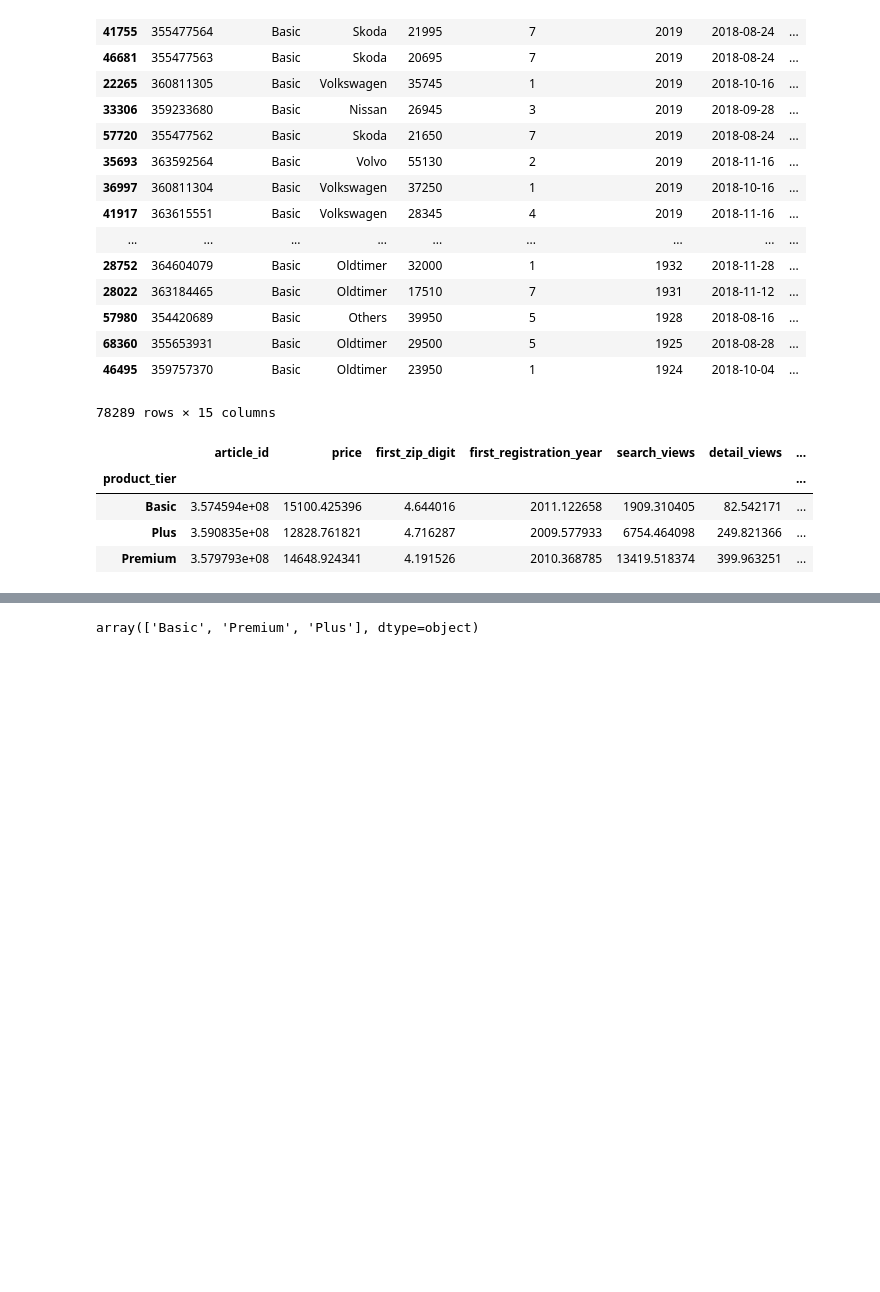
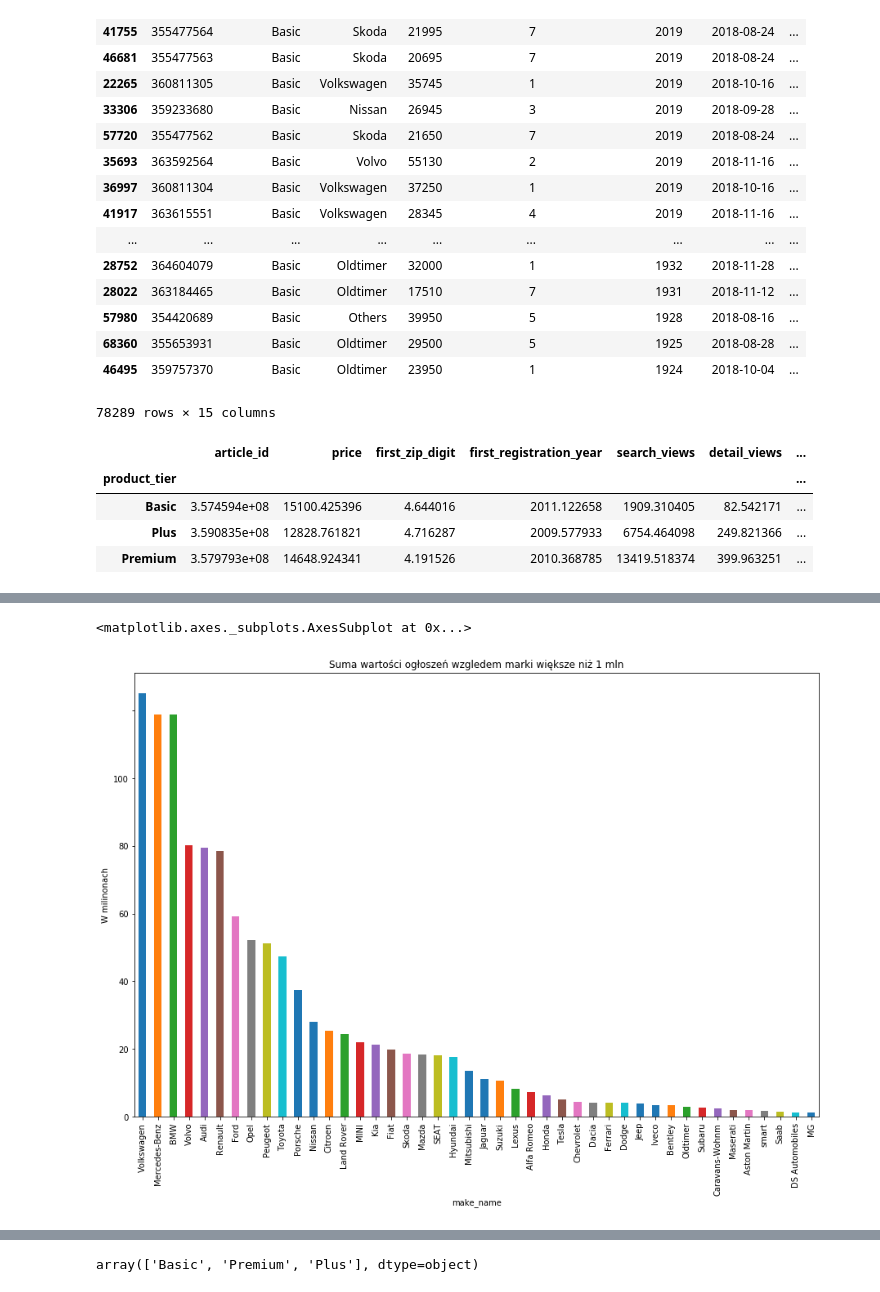
Before and after one commit to infoshareacademy/jdszw1-delta, a Jupyter notebook: AutoOpchne/JDSZW1DE-25.ipynb, the cells around one changed output, grey strips where cells are left out. Drawn from its saved outputs; the diff is of its cells as text; code cells hidden in the pictures; blank space fills up the shorter version.

```diff
--- a/AutoOpchne/JDSZW1DE-25.ipynb
+++ b/AutoOpchne/JDSZW1DE-25.ipynb
@@ -168,0 +200,19 @@ data.groupby(by='product_tier').mean()
+# %%
+price_sum = data.groupby('make_name').price.sum()
+# %%
+price_sum_desc = price_sum.sort_values(ascending=False)
+# %%
+fig = plt.figure(figsize=(15,10))
+ax = plt.axes()
+ax.set_ylabel('W milinonach')
+ax.set_xlabel('Nazwa marki')
+ax.set_title('Suma wartości ogłoszeń wzgledem marki większe niż 1 mln')
+
+y_vals = ax.get_yticks()
+ax.set_yticklabels(['{:2.0f}'.format(x * 100) for x in y_vals])
+
+var = price_sum_desc[price_sum_desc > 1000000]
+var.plot(kind='bar')
+# %% [output]
+<matplotlib.axes._subplots.AxesSubplot at 0x...>
+[figure, added]
```
Also changed, not shown: parts of 77 cells of this notebook.
